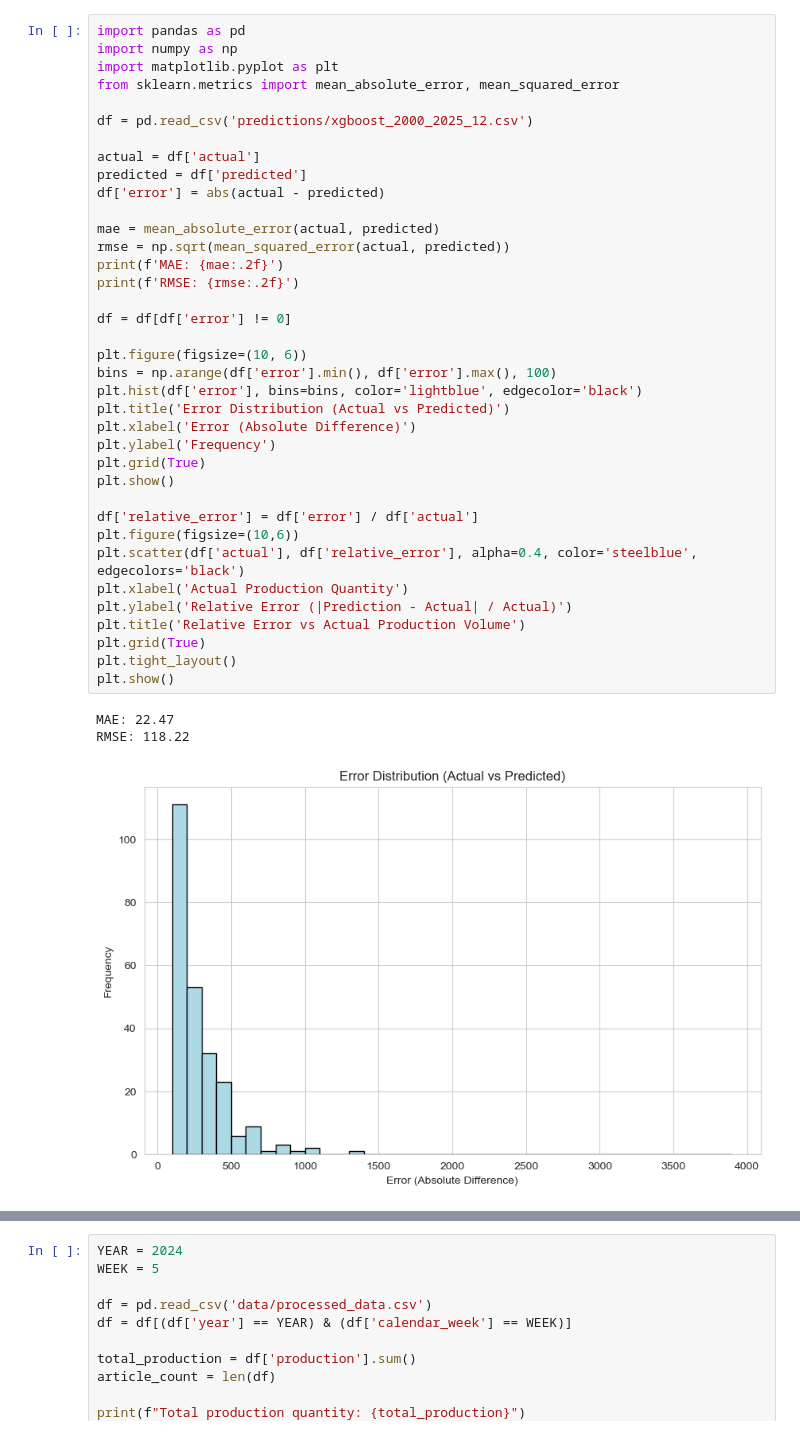
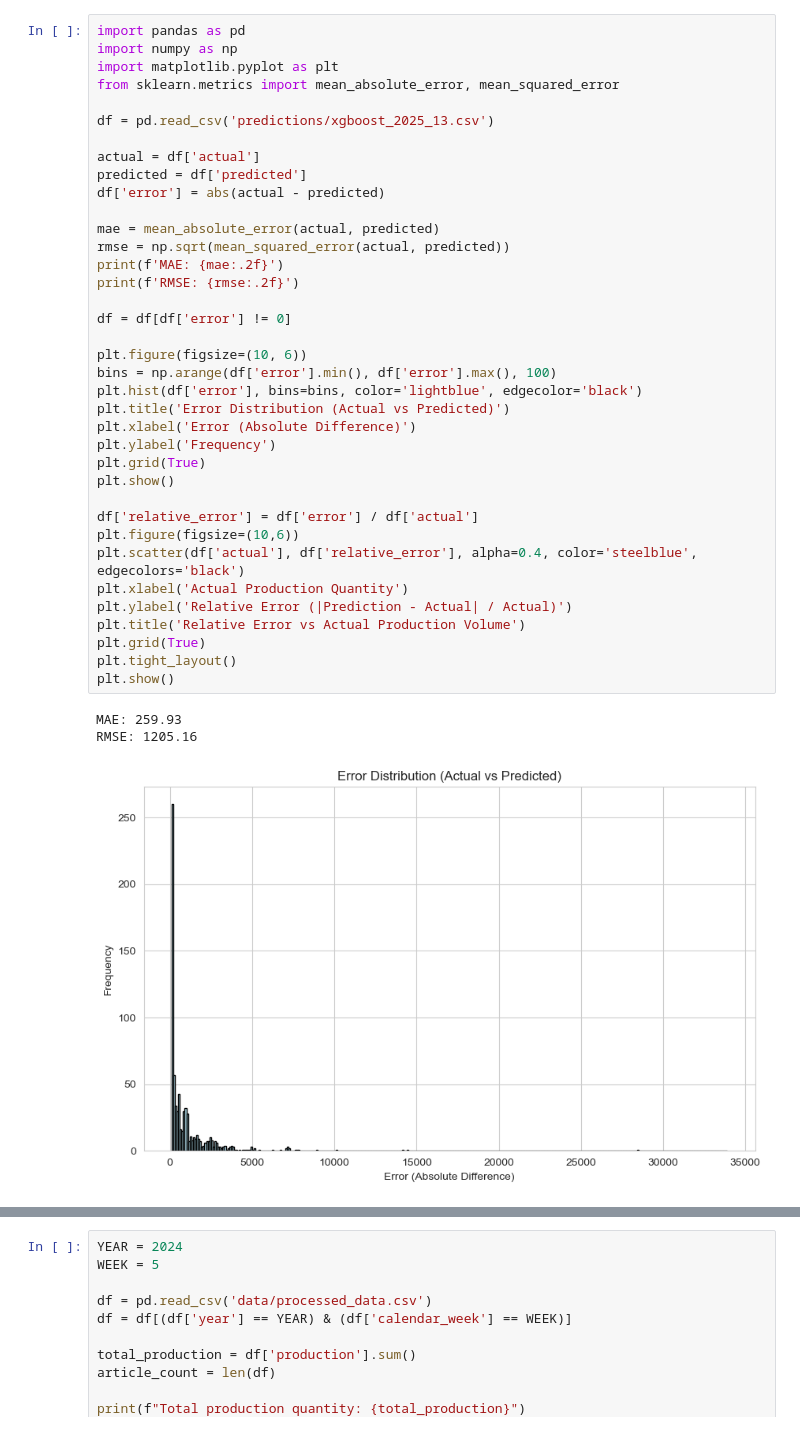
Before and after one commit to Y0d4l3/forecast-ki, a Jupyter notebook: plot.ipynb, the cells around one changed output, grey strips where cells are left out. Drawn from its saved outputs; the diff is of its cells as text.

```diff
--- a/plot.ipynb
+++ b/plot.ipynb
@@ -4,38 +4,38 @@ import numpy as np
 import matplotlib.pyplot as plt
 from sklearn.metrics import mean_absolute_error, mean_squared_error
 
-df = pd.read_csv('predictions/xgboost_2000_2025_12.csv')
+df = pd.read_csv('predictions/xgboost_2025_13.csv')
 
 actual = df['actual']
 predicted = df['predicted']
 df['error'] = abs(actual - predicted)
 
 mae = mean_absolute_error(actual, predicted)
 rmse = np.sqrt(mean_squared_error(actual, predicted))
 print(f'MAE: {mae:.2f}')
 print(f'RMSE: {rmse:.2f}')
 
 df = df[df['error'] != 0]
 
 plt.figure(figsize=(10, 6))
 bins = np.arange(df['error'].min(), df['error'].max(), 100)
 plt.hist(df['error'], bins=bins, color='lightblue', edgecolor='black')
 plt.title('Error Distribution (Actual vs Predicted)')
 plt.xlabel('Error (Absolute Difference)')
 plt.ylabel('Frequency')
 plt.grid(True)
 plt.show()
 
 df['relative_error'] = df['error'] / df['actual']
 plt.figure(figsize=(10,6))
 plt.scatter(df['actual'], df['relative_error'], alpha=0.4, color='steelblue', edgecolors='black')
 plt.xlabel('Actual Production Quantity')
 plt.ylabel('Relative Error (|Prediction - Actual| / Actual)')
 plt.title('Relative Error vs Actual Production Volume')
 plt.grid(True)
 plt.tight_layout()
 plt.show()
 # %% [output]
-MAE: 22.47
-RMSE: 118.22
+MAE: 259.93
+RMSE: 1205.16
-[figure, old version]
+[figure, new version]
```
Also changed, not shown: parts of 2 cells of this notebook, 20 other files.
